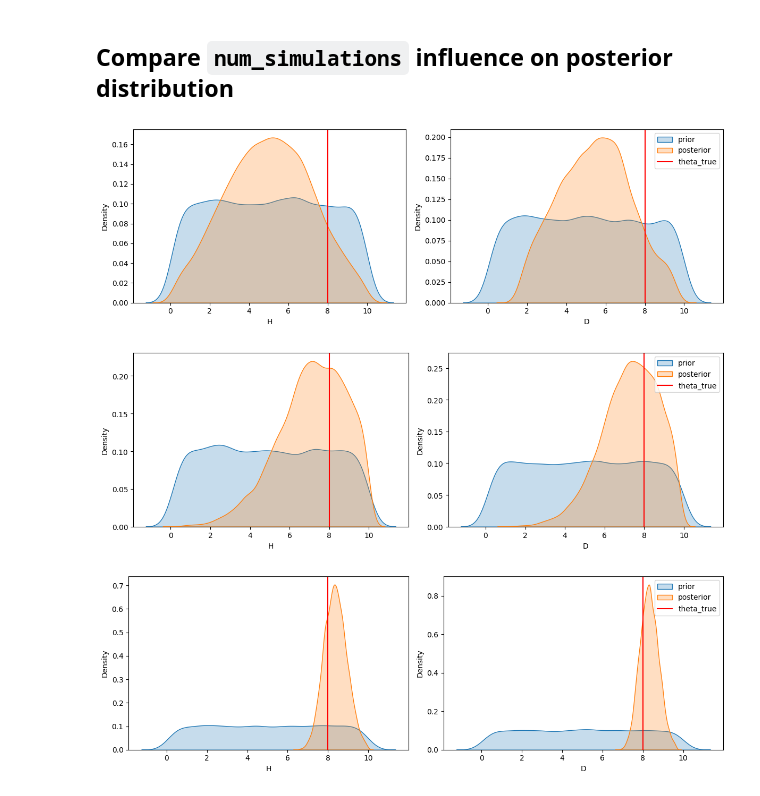
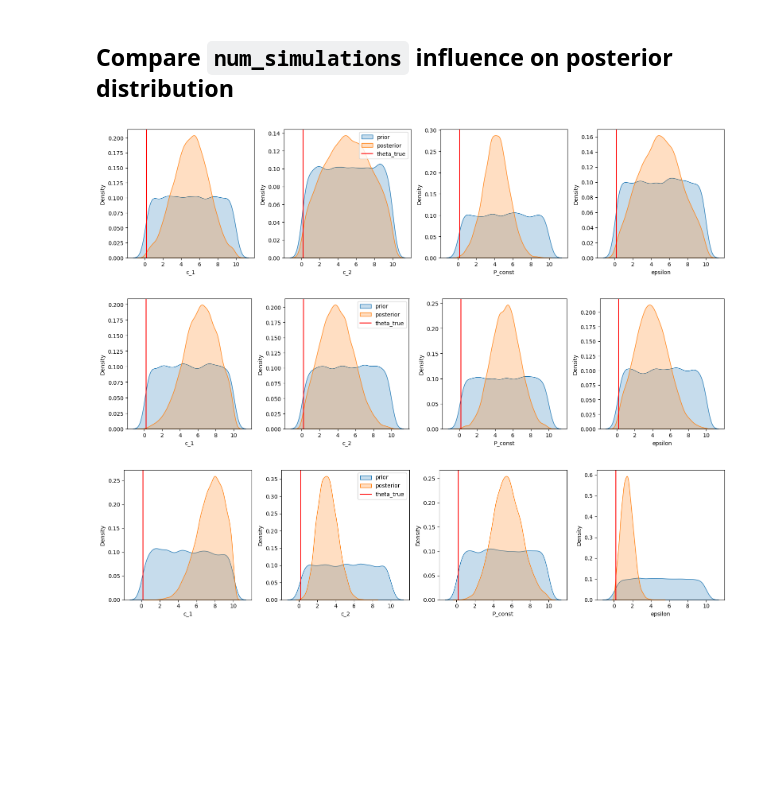
Before and after one commit to 487-ctrl/Data-Driven-Bayesian-Parameter-Estimation-with-Neural-Networks, a Jupyter notebook: src/experiments/influence_num_simulations.ipynb, the cells around one changed output. Saved outputs shown, nothing was run; the diff lists cells and outputs as text; code cells hidden in the pictures; blank space fills up the shorter version.

```diff
--- a/src/experiments/influence_num_simulations.ipynb
+++ b/src/experiments/influence_num_simulations.ipynb
@@ -16,10 +16,12 @@ import matplotlib.pyplot as plt
 # %%
 # Define the prior distribution over the parameters H and D
 # Use a uniform distribution with lower and upper bounds
-prior = sbi.utils.BoxUniform(low=torch.tensor([0.1, 0.1]), high=torch.tensor([10.0, 10.0]))
+prior = sbi.utils.BoxUniform(low=torch.tensor([0.1, 0.1, 0.1, 0.1]), high=torch.tensor([10.0, 10.0, 10.0, 10.0]))
 
 # Define the true parameters for the simulator
-theta_true = torch.tensor([8.0, 8.0])
+theta_true = torch.tensor([0.2, 0.2, 0.2, 0.2])
 
 # Generate observed data using the simulator and true parameters
 x_o = swing_equation(theta_true)
+
+plt.plot(x_o)
@@ -45,15 +50,12 @@ for n in num_simulations_options:
 - comparison of ``prior``, ``posterior`` and ``theta_true`` with ``num_simulations`` being either 100, 1000 or 10000.
 # %%
 # plot prior and posterior of given parameters
-def plot_prior_posterior(prior, posterior, theta_true, path):
-
-    # label plots
-    labels = ['H', 'D']
+def plot_prior_posterior(prior, posterior, theta_true, path, labels):
 
     # draw subplots
-    fig, axes = plt.subplots(1, 2, figsize=(12,4))
+    fig, axes = plt.subplots(1, len(labels), figsize=(16,4))
 
-    for i in range(2):
+    for i in range(0, len(labels)):
 
         # sample 1000 from prior and posterior
         prior_samples = prior.sample((10000,))[:,i]
@@ -82,17 +84,17 @@ def plot_prior_posterior(prior, posterior, theta_true, path):
 # %%
 # Define the prefix and suffix for the file path
 path_prefix = "../../pdf_out/prior_posterior_ns_"
 path_suffix = ".pdf"
 
 # Iterate over each posterior and corresponding number of simulations
 for posterior, n in zip(posteriors, num_simulations_options):
 
     # Construct the full file path by concatenating the prefix, number of simulations, and suffix
     path = path_prefix + str(n) + path_suffix
 
     # Plot the prior and posterior, and save the plot to the specified file path
-    plot_prior_posterior(prior, posterior, [theta_true], path)
+    plot_prior_posterior(prior, posterior, [theta_true], path, ["c_1", "c_2", "P_const", "epsilon"])
 # %% [output]
-[figure, old version]
+[figure, new version]
-[figure, old version]
+[figure, new version]
-[figure, old version]
+[figure, new version]
```
Also changed, not shown: parts of 2 cells of this notebook, 6 other files.
